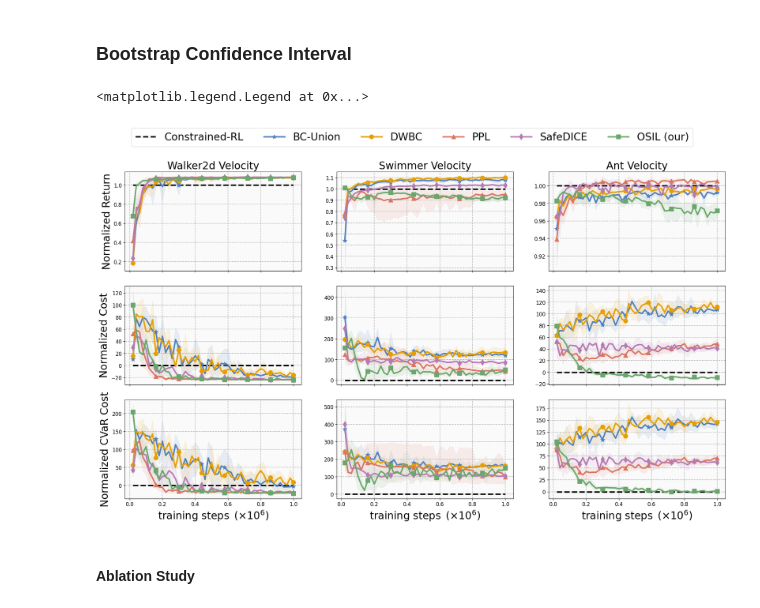
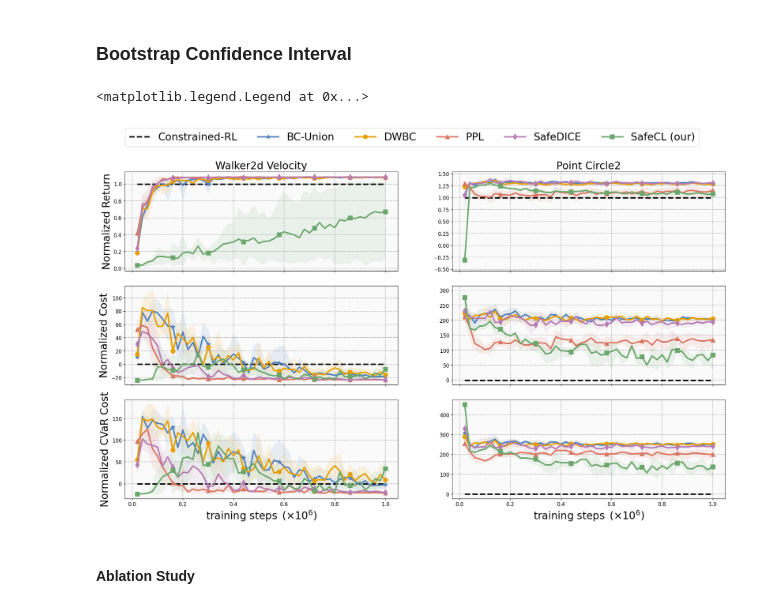
Before and after one commit to returaj/offline_mpc, a Jupyter notebook: dsrl_model/notebooks/test_idea.ipynb, the cells around one changed output. Cells and saved outputs as stored; diff of their text form; code cells hidden in the pictures.

```diff
--- a/dsrl_model/notebooks/test_idea.ipynb
+++ b/dsrl_model/notebooks/test_idea.ipynb
@@ -255,15 +255,10 @@ MARKERS = [None, '*', 'o', '^', 'd', 's', '.']
 HATCH_PATTERNS = [None, '/', '\\', '.', 'o', '*', 'x', 'o', 'O', '.', '*']
 # %%
 HYPERPARAMS = "neg_50"
-ALGOS = [("cdt", "Constrained-RL"), ("bc", "BC-Union"), ('dwbc/nu_0.5', 'DWBC'), ("ppl/hz_5", "PPL"), ("safedice", "SafeDICE"), ("safetd3/simultaneous/hz_5/lambda_0.0/valpha_0.01_vbeta_1.0/contrastive", "OSIL (our)"),] #("safetd3/simultaneous/hz_5/lambda_0.25/valpha_0.01_vbeta_1.0/no_contrastive", "w/o contrastive"), ("safetd3/simultaneous/hz_5/lambda_0.25/valpha_0.01_vbeta_1.0/contrastive", "SafeTD3 (our)")]
+ALGOS = [("cdt", "Constrained-RL"), ("bc", "BC-Union"), ('dwbc/nu_0.5', 'DWBC'), ("ppl/hz_5", "PPL"), ("safedice", "SafeDICE"), ("safecl/batch_64/hz_10/norm", "SafeCL (our)"),]
 # ALGOS = [("cdt", "Constrained-RL"), ("true_cost_safetd3/hz_5/lambda_0.0/valpha_0.01_vbeta_1.0/", "OSIL (w/ true cost)"), ("safetd3/simultaneous/hz_5/lambda_0.0/valpha_0.01_vbeta_1.0/contrastive", "OSIL (w/o true cost)"),]
 
 # ALGOS = [("preferred_bc", "BC-Pref"), ("bc", "BC-Union"), ("ppl/hz_5", "ppl"), ("safedice", "safedice"), ("safetd3/simultaneous/hz_5/lambda_0.0/valpha_0.005_vbeta_0.001", "w/o bootstrap"), ("safetd3/simultaneous/hz_5/lambda_0.25/valpha_0.005_vbeta_0.001/no_contrastive", "w/o contrastive"), ("safetd3/simultaneous/hz_5/lambda_0.25/valpha_0.005_vbeta_0.001/contrastive", "SafeTD3 (our)")]
-
-# ALGOS = [("preferred_bc", "BC-Pref"), ("safetd3/pretrain/hz_5/lambda_0.25/valpha_0.01_vbeta_1.0", "pretrain"), ("safetd3/simultaneous/hz_5/lambda_0.25/valpha_0.01_vbeta_1.0/contrastive", "SafeTD3 (our)")]
-# ALGOS = [("preferred_bc", "BC-Pref"), ("safetd3/pretrain/hz_5/lambda_0.25/valpha_0.01_vbeta_0.01", "pretrain"), ("safetd3/simultaneous/hz_5/lambda_0.25/valpha_0.005_vbeta_0.001/contrastive", "SafeTD3 (our)")]
-
-# ALGOS = [("preferred_bc", "BC-Pref"), ("safetd3/simultaneous/hz_5/lambda_0.0/valpha_0.01_vbeta_1.0", "w/o bootstrap"), ("safetd3/simultaneous/hz_5/lambda_0.25/valpha_0.01_vbeta_1.0/contrastive", "SafeTD3 (our)")]
 
 # ALGOS = [
 #     [("preferred_bc", "BC-Pref"), ("safemil/loss_1_bce_bc_transition/bag_128/hz_5", "transition_weighted"), ("safemil/loss_1_bce/bag_128/hz_5", "trajectory_weighted")],
@@ -322,24 +317,25 @@ def generate_performance_figures(tasks):
 # %%
 key="performance_comparison"
 # key = "true_cost"
 # tasks = ["Point_Circle2", "Point_Goal1", "Point_Button1"] # Point_Push1
-tasks = ["Walker2d_Velocity", "Swimmer_Velocity", "Ant_Velocity"] # Hopper_Velocity
+# tasks = ["Walker2d_Velocity", "Swimmer_Velocity", "Ant_Velocity"] # Hopper_Velocity
+tasks = ["Walker2d_Velocity", "Point_Circle2"]
 fig, ax = generate_performance_figures(tasks)
 handles, labels = ax[0, 0].get_legend_handles_labels()
 # Create a single legend for all subplots
 fig.legend(handles, labels, loc='upper center', ncol=len(ALGOS), fontsize=24)
 
 ### this helps in plotting ablation plots for this you need to uncomment bar plot function in "generate_performance_figures"
 ### and use ALGOs variable from ablation study section.
 # key="ablation_study"
 # # tasks = ["Point_Circle2", "Point_Goal1", "Point_Button1"] # Point_Push1
 # tasks = ["Walker2d_Velocity", "Swimmer_Velocity", "Ant_Velocity"] # Hopper_Velocity
 # fig, ax = generate_performance_figures(tasks)
 # title='Ablation Study'
 # fig.suptitle(title, fontsize=24)
 # %% [output]
 <matplotlib.legend.Legend at 0x...>
-[figure, old version]
+[figure, new version]
 # %% [markdown]
 #### Ablation Study
 # %%
```
Also changed, not shown: parts of 2 cells of this notebook, 1 other file.
